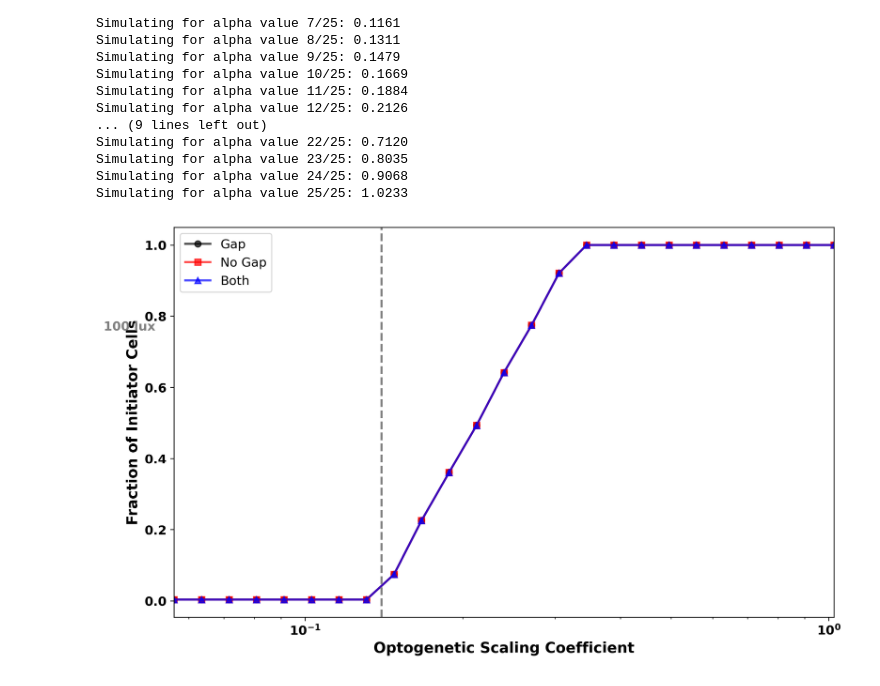
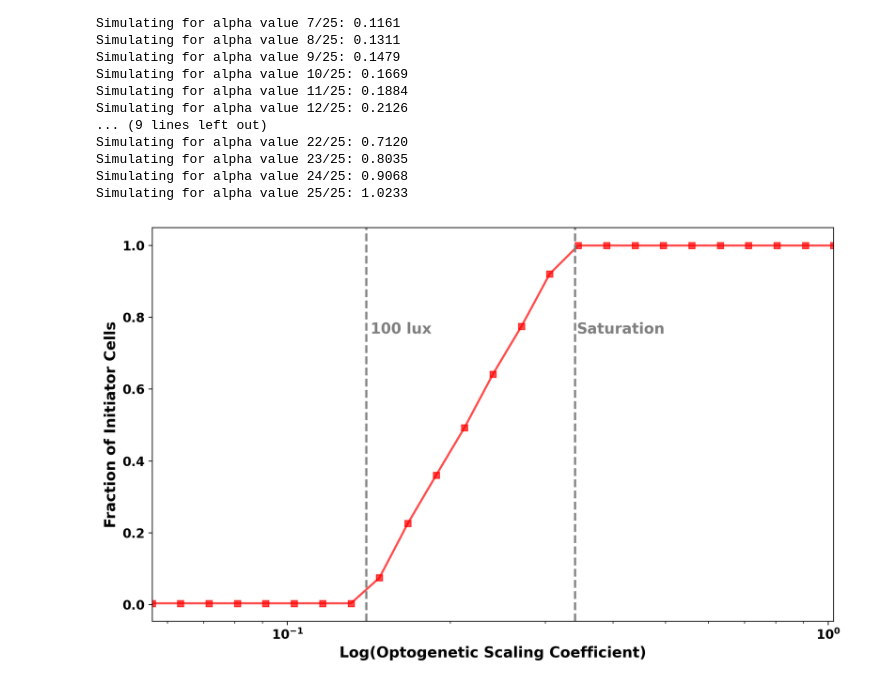
Before and after one commit to sscini/MSELab_Calcium_Cartography_2021, a Jupyter notebook: Calcium_Cartography_2025_Optogenetic_Supplement.ipynb, the cells around one changed output. Drawn from its saved outputs; the diff is of its cells as text; code cells hidden in the pictures.

```diff
--- a/Calcium_Cartography_2025_Optogenetic_Supplement.ipynb
+++ b/Calcium_Cartography_2025_Optogenetic_Supplement.ipynb
@@ -645,43 +645,45 @@ Simulating for alpha value 25/25: 1.0233
 # results_df.to_pickle(os.path.join(modifiable_params['save_folder'], 'initiator_fractions_results_with_spike_indices.pkl'))
 results_df.to_csv(os.path.join(modifiable_params['save_folder'], 'initiator_fractions_results_with_spike_indices_new.csv'), index=False)
 # %%
-fig, ax = plt.subplots(figsize=(10, 6), dpi=300)
+fig, ax = plt.subplots(figsize=(10, 6), dpi=200)
 
 
 
 # Define a consistent color order
 
 
 # Plotting with specified colors, markers, and increased linewidth
-ax.plot(results_df['alpha'], results_df['fraction_initiators_gap'], label='Gap', color=custom_colors[0], marker='o', alpha=0.7, linewidth=2, markersize=6)
+
 ax.plot(results_df['alpha'], results_df['fraction_initiators_no_gap'], label='No Gap', color=custom_colors[1], marker='s', alpha=0.7, linewidth=2, markersize=6)
-ax.plot(results_df['alpha'], results_df['fraction_initiators_both'], label='Both', color=custom_colors[2], marker='^', alpha=0.7, linewidth=2, markersize=6)
 
 ax.set_xscale('log')
 # ax.set_title('Initiator Fractions vs Alpha', fontsize=16, fontweight='bold')
-ax.set_xlabel('Optogenetic Scaling Coefficient', fontsize=14, fontweight='bold')
+ax.set_xlabel('Log(Optogenetic Scaling Coefficient)', fontsize=14, fontweight='bold')
 ax.set_ylabel('Fraction of Initiator Cells', fontsize=14, fontweight='bold')
 
 # Make x and y ticks bold with larger fontsize
 for label in (ax.get_xticklabels() + ax.get_yticklabels()):
     label.set_fontweight('bold')
     label.set_fontsize(12)
 
-ax.legend(fontsize=12)
+# ax.legend(fontsize=12)
 # ax.grid(True, which="both", linestyle='--', linewidth=0.5, alpha=0.7)
 # Set the x-axis limits
 ax.set_xlim([min(results_df['alpha']), max(results_df['alpha'])])
 
 # Add vertical line at alpha = 0.04 and label it "100 lux"
 ax.axvline(x=0.14, color='gray', linestyle='--', linewidth=2)
-ax.text(0.04125, ax.get_ylim()[1]*0.75, '100 lux', color='gray', fontsize=12, fontweight='bold', rotation=0, ha='left', va='top')
+ax.text(0.1425, ax.get_ylim()[1]*0.75, '100 lux', color='gray', fontsize=14, fontweight='bold', rotation=0, ha='left', va='top')
+
+ax.axvline(x=0.34, color='gray', linestyle='--', linewidth=2)
+ax.text(0.3425, ax.get_ylim()[1]*0.75, 'Saturation', color='gray', fontsize=14, fontweight='bold', rotation=0, ha='left', va='top')
 
 plt.tight_layout()
 
 # Save the figure with transparent background
-plt.savefig(os.path.join(sim_folder_path, 'Initiator_Fractions_vs_Alpha.svg'), transparent=True)
-plt.savefig(os.path.join(sim_folder_path, 'Initiator_Fractions_vs_Alpha.png'), transparent=True)
+plt.savefig(os.path.join(sim_folder_path, 'Initiator_Fractions_vs_Alpha_small.svg'), transparent=True)
+plt.savefig(os.path.join(sim_folder_path, 'Initiator_Fractions_vs_Alpha_small.png'), transparent=True)
 
 plt.show()
 # %% [output]
-[figure, old version]
+[figure, new version]
```
Also changed, not shown: 1 other file.
